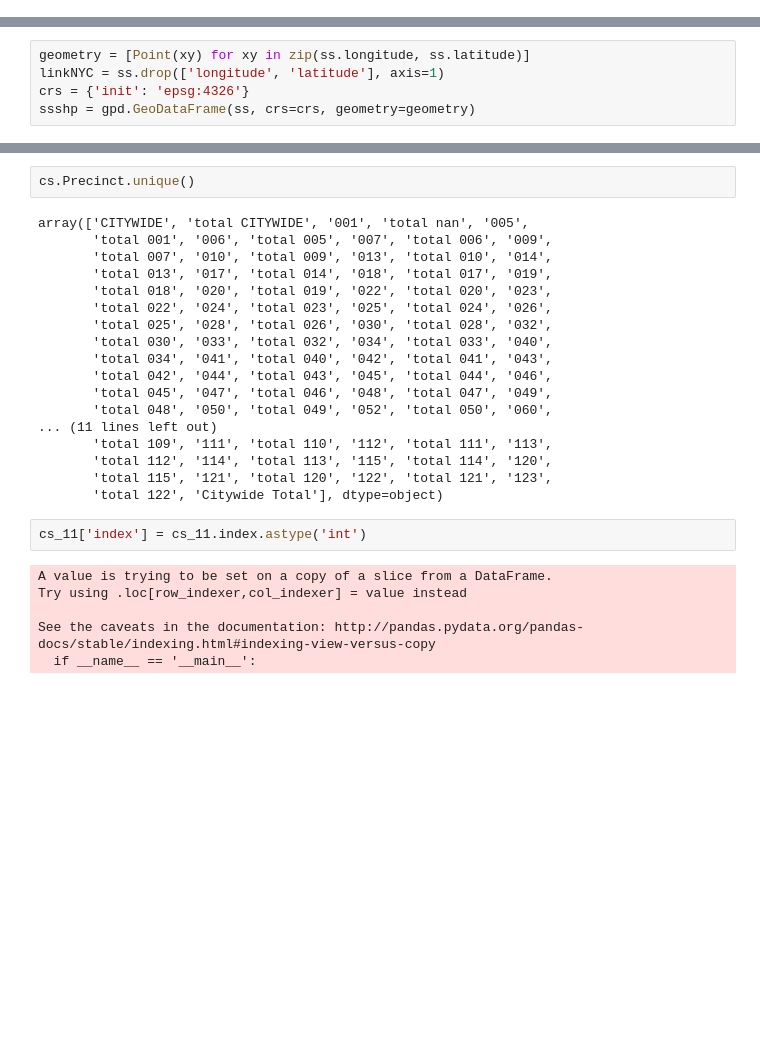
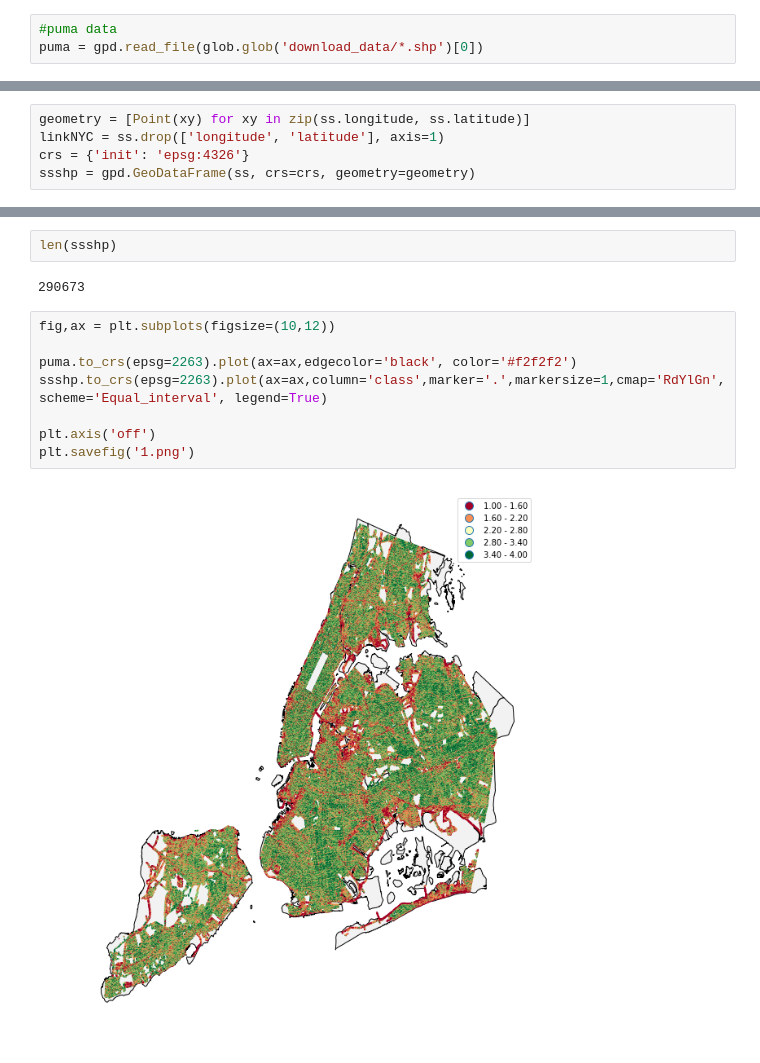
Before and after one commit to Mingyi1995/PUI2018_mh5172, a Jupyter notebook: project/code.ipynb, the cells around one changed output, grey strips where cells are left out. Drawn from its saved outputs; the diff is of its cells as text; blank space fills up the shorter version.

```diff
--- a/project/code.ipynb
+++ b/project/code.ipynb
@@ -36,3 +53,6 @@ streetscore_data.zi 100%[===================>]   4.53M  11.4MB/s    in 0.4s
+# %%
+#puma data
+puma = gpd.read_file(glob.glob('download_data/*.shp')[0])
 # %%
 # ss refers to safety score
 ss = pd.read_csv('download_data/streetscore_dataset/streetscore_newyorkcity.csv')
@@ -162,28 +133,14 @@ threshold
-# %%
-cs.Precinct.unique()
-# %% [output]
-array(['CITYWIDE', 'total CITYWIDE', '001', 'total nan', '005',
-       'total 001', '006', 'total 005', '007', 'total 006', '009',
-       'total 007', '010', 'total 009', '013', 'total 010', '014',
-       'total 013', '017', 'total 014', '018', 'total 017', '019',
-       'total 018', '020', 'total 019', '022', 'total 020', '023',
-       'total 022', '024', 'total 023', '025', 'total 024', '026',
-       'total 025', '028', 'total 026', '030', 'total 028', '032',
-       'total 030', '033', 'total 032', '034', 'total 033', '040',
-       'total 034', '041', 'total 040', '042', 'total 041', '043',
-       'total 042', '044', 'total 043', '045', 'total 044', '046',
-       'total 045', '047', 'total 046', '048', 'total 047', '049',
-       'total 048', '050', 'total 049', '052', 'total 050', '060',
-... (11 lines left out)
-       'total 109', '111', 'total 110', '112', 'total 111', '113',
-       'total 112', '114', 'total 113', '115', 'total 114', '120',
-       'total 115', '121', 'total 120', '122', 'total 121', '123',
-       'total 122', 'Citywide Total'], dtype=object)
-# %%
-cs_11['index'] = cs_11.index.astype('int')
-# %% [output]
-A value is trying to be set on a copy of a slice from a DataFrame.
-Try using .loc[row_indexer,col_indexer] = value instead
-
-See the caveats in the documentation: http://pandas.pydata.org/pandas-docs/stable/indexing.html#indexing-view-versus-copy
-  if __name__ == '__main__':
+# %%
+len(ssshp)
+# %% [output]
+290673
+# %%
+fig,ax = plt.subplots(figsize=(10,12))
+
+puma.to_crs(epsg=2263).plot(ax=ax,edgecolor='black', color='#f2f2f2')
+ssshp.to_crs(epsg=2263).plot(ax=ax,column='class',marker='.',markersize=1,cmap='RdYlGn',scheme='Equal_interval', legend=True)
+
+plt.axis('off')
+plt.savefig('1.png')
+# %% [output]
+[figure, added]
```
Also changed, not shown: parts of 46 cells of this notebook.
